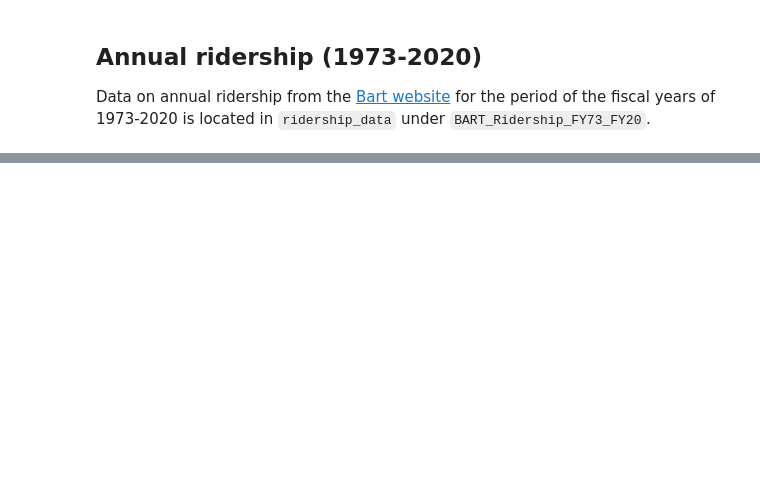
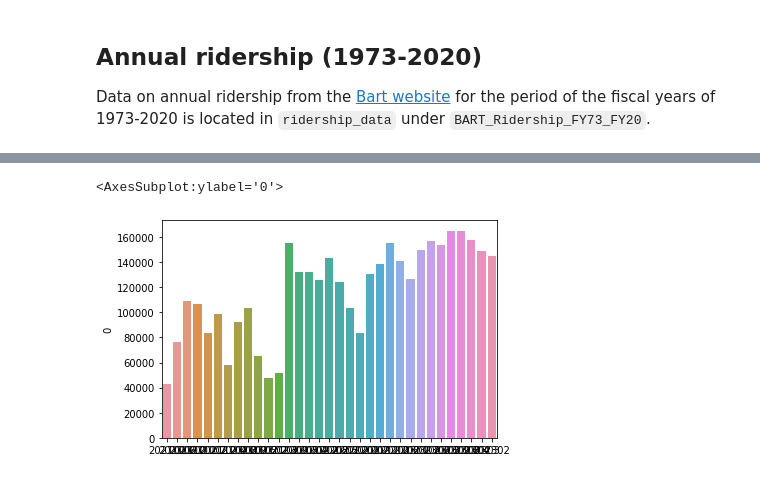
Before and after one commit to angela-bi/public_transportation_dailycal, a Jupyter notebook: ridership_eda.ipynb, the cells around one changed output, grey strips where cells are left out. Saved outputs shown, nothing was run; the diff lists cells and outputs as text; code cells hidden in the pictures; blank space fills up the shorter version.

```diff
--- a/ridership_eda.ipynb
+++ b/ridership_eda.ipynb
@@ -93,0 +115,22 @@ sns.barplot(data=ann_rider.iloc[27:], x=ann_rider.iloc[27:].index, y=ann_rider.i
+# %%
+import os
+
+total_entries_and_exits_21_23 = {}
+
+for filename in os.listdir('data/ridership_data/ridership_2021'):
+    f = os.path.join('data/ridership_data/ridership_2021', filename)
+    # checking if it is a file
+    excel = pd.read_excel(f)
+    total_entries_and_exits_21_23[filename[10:16]] = excel.iloc[-1, -1]
+# %%
+for filename in os.listdir('data/ridership_data/ridership_2022'):
+    f = os.path.join('data/ridership_data/ridership_2022', filename)
+    # checking if it is a file
+    excel = pd.read_excel(f)
+    total_entries_and_exits_21_23[filename[10:16]] = excel.iloc[-1, -1]
+# %%
+for filename in os.listdir('data/ridership_data/ridership_2023'):
+    f = os.path.join('data/ridership_data/ridership_2023', filename)
+    # checking if it is a file
+    excel = pd.read_excel(f)
+    total_entries_and_exits_21_23[filename[10:16]] = excel.iloc[-1, -1]
@@ -93,0 +157,3 @@ sns.barplot(data=ann_rider.iloc[27:], x=ann_rider.iloc[27:].index, y=ann_rider.i
+# %%
+monthly_ridership = pd.DataFrame.from_dict(total_entries_and_exits_21_23, orient='index')
+monthly_ridership
@@ -93,0 +178,5 @@ sns.barplot(data=ann_rider.iloc[27:], x=ann_rider.iloc[27:].index, y=ann_rider.i
+# %%
+sns.barplot(data=monthly_ridership, x=monthly_ridership.index, y=monthly_ridership[0])
+# %% [output]
+<AxesSubplot:ylabel='0'>
+[figure, added]
```
Also changed, not shown: parts of 11 cells of this notebook, 34 other files.
